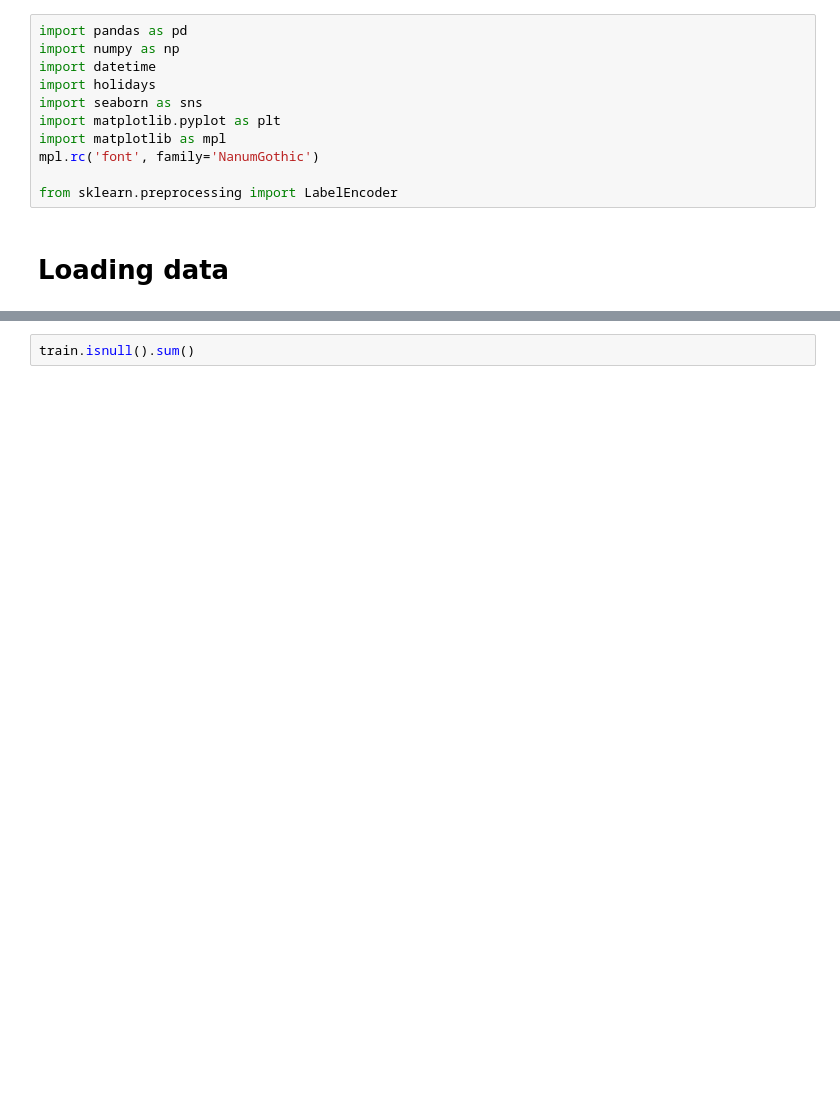
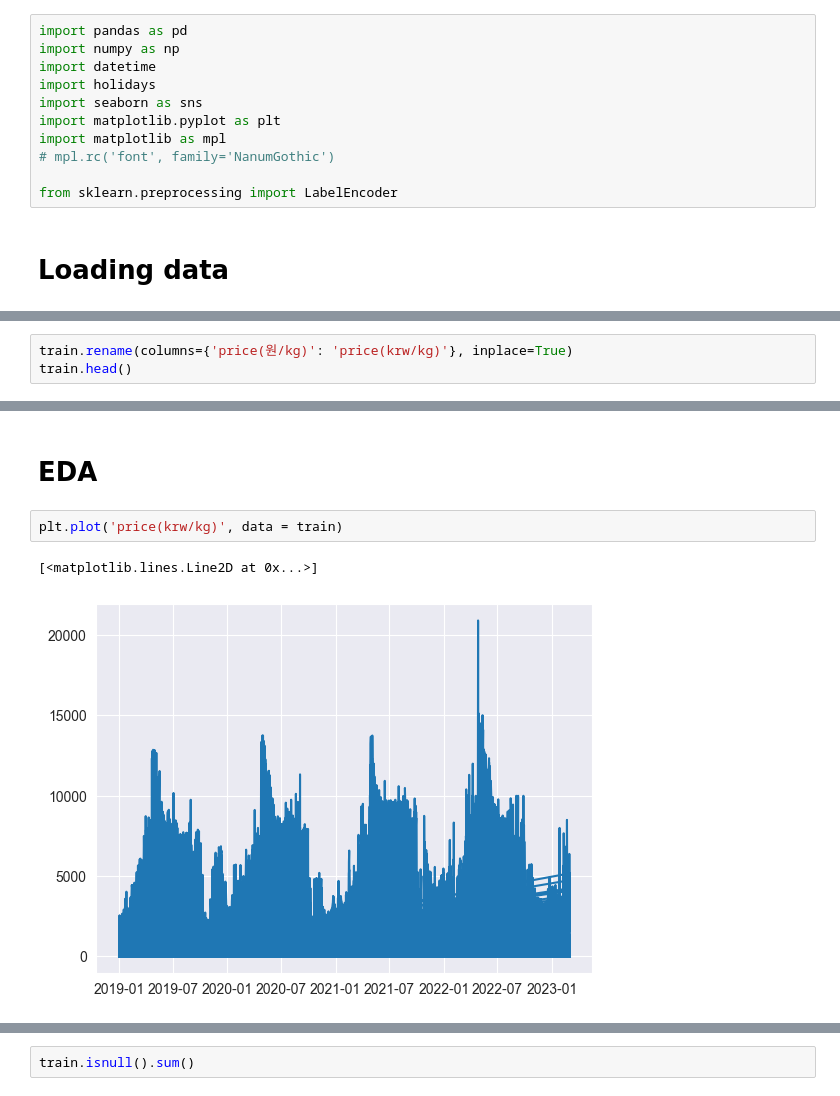
Before and after one commit to albas99/timeseriesdata, a Jupyter notebook: preprocessing_upload.ipynb, the cells around one changed output, grey strips where cells are left out. Saved outputs shown, nothing was run; the diff lists cells and outputs as text; blank space fills up the shorter version.

Commit message:
more visualization + translations

```diff
--- a/preprocessing_upload.ipynb
+++ b/preprocessing_upload.ipynb
@@ -39,7 +32,7 @@ import holidays
 import seaborn as sns
 import matplotlib.pyplot as plt
 import matplotlib as mpl
-mpl.rc('font', family='NanumGothic')
+# mpl.rc('font', family='NanumGothic')
 
 from sklearn.preprocessing import LabelEncoder
 # %% [markdown]
@@ -60,0 +63,3 @@ train.head()
+# %%
+train.rename(columns={'price(원/kg)': 'price(krw/kg)'}, inplace=True)
+train.head()
@@ -60,0 +74,7 @@ train.head()
+# %% [markdown]
+# EDA
+# %%
+plt.plot('price(krw/kg)', data = train)
+# %% [output]
+[<matplotlib.lines.Line2D at 0x...>]
+[figure, added]
```
Also changed, not shown: parts of 25 cells of this notebook.
